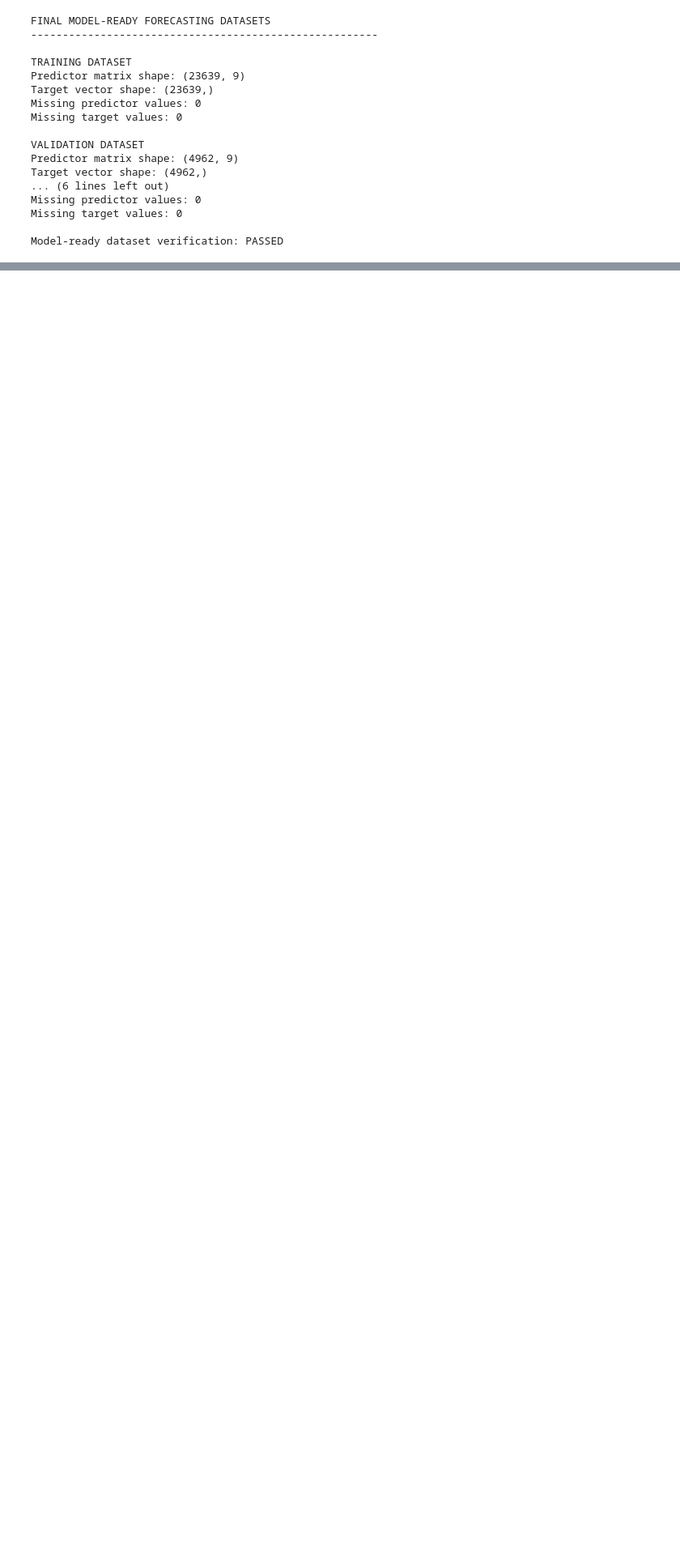
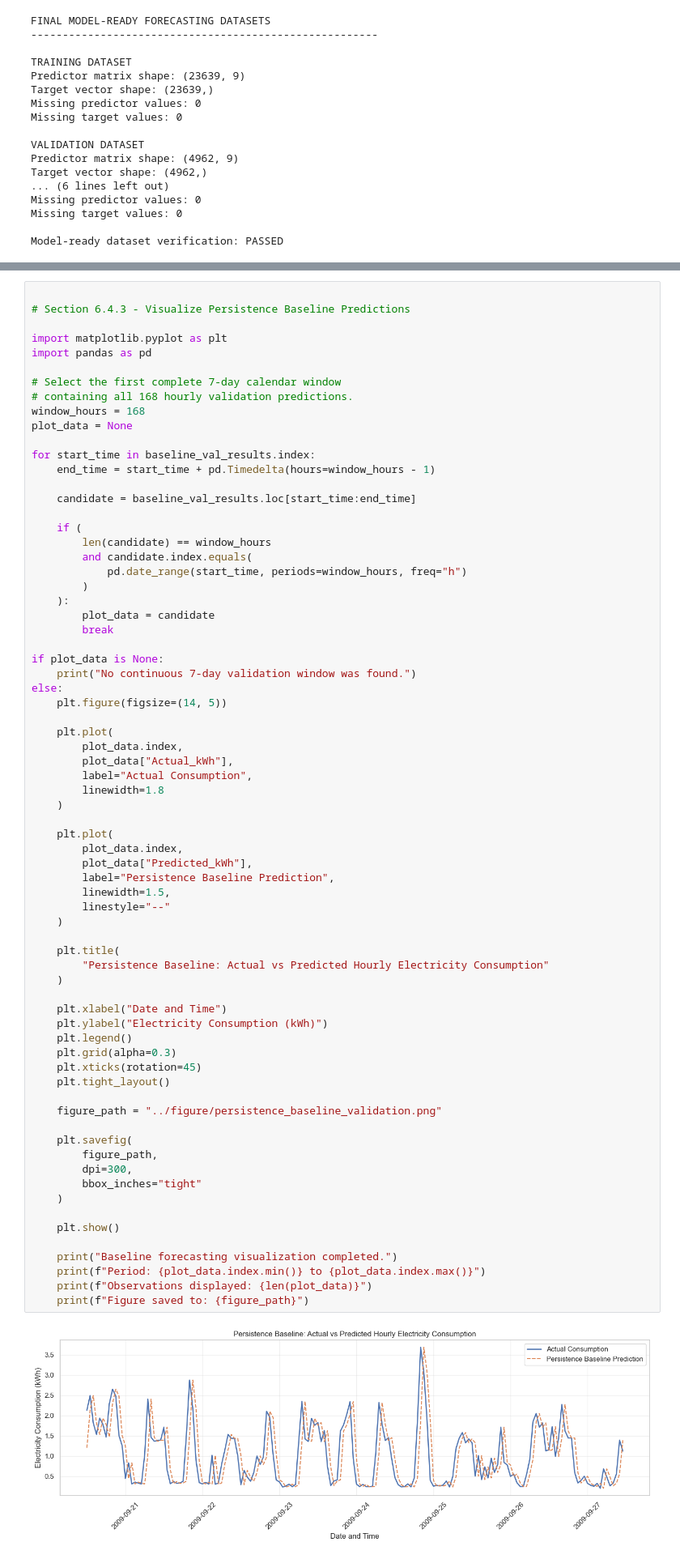
Before and after one commit to damisar/Household_Electricity_Consumption_Analysis_and_Forecasting, a Jupyter notebook: notebook/Household_Electricity_Consumption_Analysis_and_Forecasting.ipynb, the cells around one changed output, grey strips where cells are left out. Shown at 81% size. Drawn from its saved outputs; the diff is of its cells as text; blank space fills up the shorter version.

Commit message:
Implement and evaluate persistence baseline forecasting

```diff
--- a/notebook/Household_Electricity_Consumption_Analysis_and_Forecasting.ipynb
+++ b/notebook/Household_Electricity_Consumption_Analysis_and_Forecasting.ipynb
@@ -3681,0 +3874,73 @@ Model-ready dataset verification: PASSED
+# %%
+
+# Section 6.4.3 - Visualize Persistence Baseline Predictions
+
+import matplotlib.pyplot as plt
+import pandas as pd
+
+# Select the first complete 7-day calendar window
+# containing all 168 hourly validation predictions.
+window_hours = 168
+plot_data = None
+
+for start_time in baseline_val_results.index:
+    end_time = start_time + pd.Timedelta(hours=window_hours - 1)
+
+    candidate = baseline_val_results.loc[start_time:end_time]
+
+    if (
+        len(candidate) == window_hours
+        and candidate.index.equals(
+            pd.date_range(start_time, periods=window_hours, freq="h")
+        )
+    ):
+        plot_data = candidate
+        break
+
+if plot_data is None:
+    print("No continuous 7-day validation window was found.")
+else:
+    plt.figure(figsize=(14, 5))
+
+    plt.plot(
+        plot_data.index,
+        plot_data["Actual_kWh"],
+        label="Actual Consumption",
+        linewidth=1.8
+    )
+
+    plt.plot(
+        plot_data.index,
+        plot_data["Predicted_kWh"],
+        label="Persistence Baseline Prediction",
+        linewidth=1.5,
+        linestyle="--"
+    )
+
+    plt.title(
+        "Persistence Baseline: Actual vs Predicted Hourly Electricity Consumption"
+    )
+
+    plt.xlabel("Date and Time")
+    plt.ylabel("Electricity Consumption (kWh)")
+    plt.legend()
+    plt.grid(alpha=0.3)
+    plt.xticks(rotation=45)
+    plt.tight_layout()
+
+    figure_path = "../figure/persistence_baseline_validation.png"
+
+    plt.savefig(
+        figure_path,
+        dpi=300,
+        bbox_inches="tight"
+    )
+
+    plt.show()
+
+    print("Baseline forecasting visualization completed.")
+    print(f"Period: {plot_data.index.min()} to {plot_data.index.max()}")
+    print(f"Observations displayed: {len(plot_data)}")
+    print(f"Figure saved to: {figure_path}")
+# %% [output]
+[figure, added]
```
Also changed, not shown: parts of 7 cells of this notebook, 1 other file.
